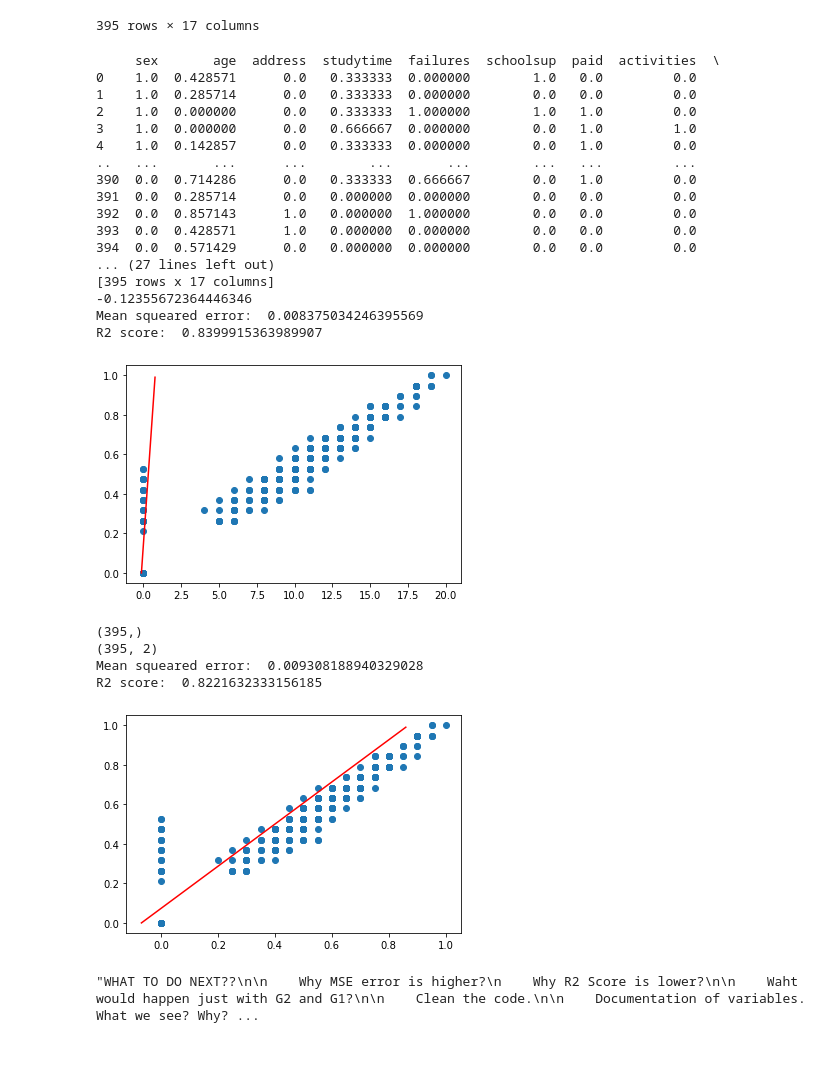
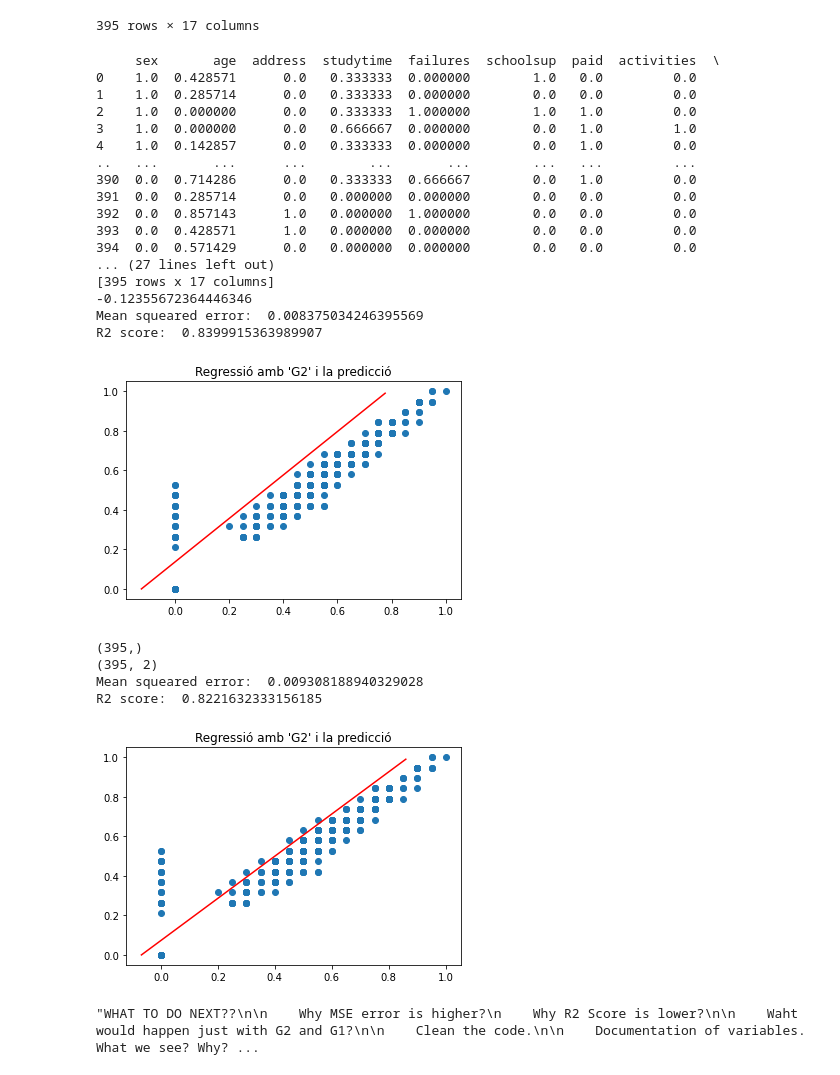
Before and after one commit to gerardburgues/LinearRegression, a Jupyter notebook: LinearRegression/colab.ipynb, the cells around one changed output. Drawn from its saved outputs; the diff is of its cells as text; code cells hidden in the pictures.

```diff
--- a/LinearRegression/colab.ipynb
+++ b/LinearRegression/colab.ipynb
@@ -338,35 +346,37 @@ plt.figure()
 # predicció de xx
 # s'ha de mutiplicar per xx per que es el range que li diem que ha de tirar
 # sino anira a tots.
 xx = np.arange(0, 1, 0.01)
-ax = plt.scatter(y, x_df1[:,16])
+ax = plt.scatter(y_df, x_df1[:,16])
 plt.plot(regr.coef_[16] *  xx+ regr.intercept_ , xx,'r')
 
 print(regr.intercept_)
 MSE = mse(y_df, predicted)
 r2 = r2_score(y_df, predicted)
 
+plt.title("Regressió amb 'G2' i la predicció")
+plt.savefig("toteslesdades.png", bbox_inches="tight")
 print("Mean squeared error: ", MSE)
 print("R2 score: ", r2)
 # %% [output]
      sex       age  address  studytime  failures  schoolsup  paid  activities  \
 0    1.0  0.428571      0.0   0.333333  0.000000        1.0   0.0         0.0
 1    1.0  0.285714      0.0   0.333333  0.000000        0.0   0.0         0.0
 2    1.0  0.000000      0.0   0.333333  1.000000        1.0   1.0         0.0
 3    1.0  0.000000      0.0   0.666667  0.000000        0.0   1.0         1.0
 4    1.0  0.142857      0.0   0.333333  0.000000        0.0   1.0         0.0
 ..   ...       ...      ...        ...       ...        ...   ...         ...
 390  0.0  0.714286      0.0   0.333333  0.666667        0.0   1.0         0.0
 391  0.0  0.285714      0.0   0.000000  0.000000        0.0   0.0         0.0
 392  0.0  0.857143      1.0   0.000000  1.000000        0.0   0.0         0.0
 393  0.0  0.428571      1.0   0.000000  0.000000        0.0   0.0         0.0
 394  0.0  0.571429      0.0   0.000000  0.000000        0.0   0.0         0.0
 ... (27 lines left out)
 [395 rows x 17 columns]
 -0.12355672364446346
 Mean squeared error:  0.008375034246395569
 R2 score:  0.8399915363989907
-[figure, old version]
+[figure, new version]
 # %%
 
 data_total =  data.iloc[:,[15,16,17]]
@@ -400,7 +410,8 @@ plt.plot(regr.coef_[1] *  xx+ regr.intercept_ , xx,'r')
 
 MSE = mse(y1_, predicted)
 r2 = r2_score(y1_, predicted)
-
+plt.title("Regressió amb 'G2' i la predicció")
+plt.savefig("tresdades.png", bbox_inches="tight")
 print("Mean squeared error: ", MSE)
 print("R2 score: ", r2)
 # %% [output]
@@ -408,7 +419,7 @@ print("R2 score: ", r2)
 (395, 2)
 Mean squeared error:  0.009308188940329028
 R2 score:  0.8221632333156185
-[figure, old version]
+[figure, new version]
 # %%
 
 """WHAT TO DO NEXT??
```
Also changed, not shown: parts of 6 cells of this notebook, 1 other file.
